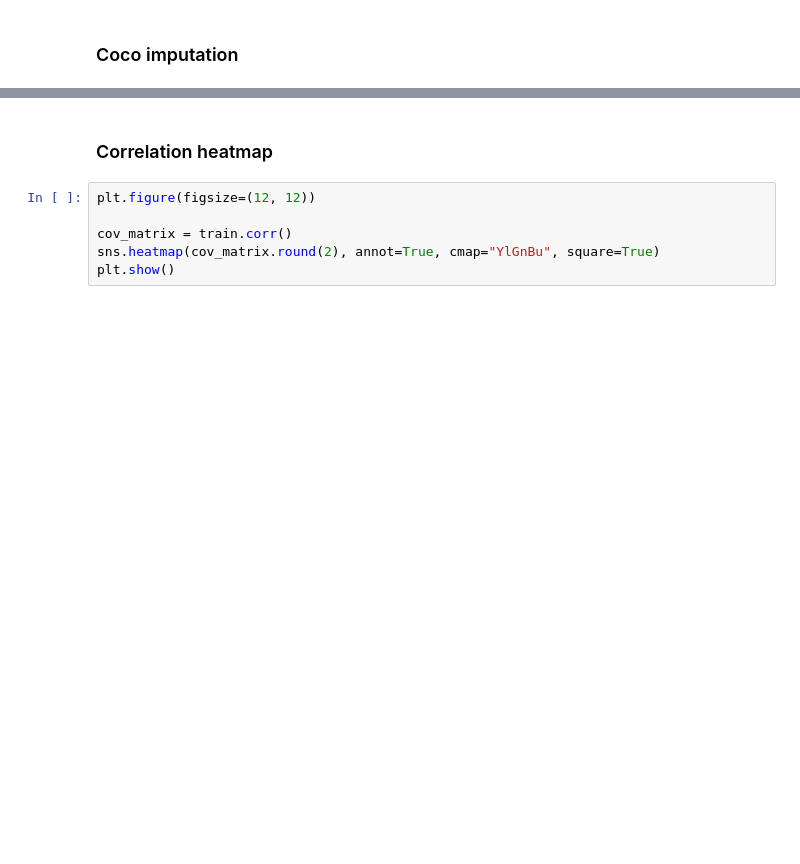
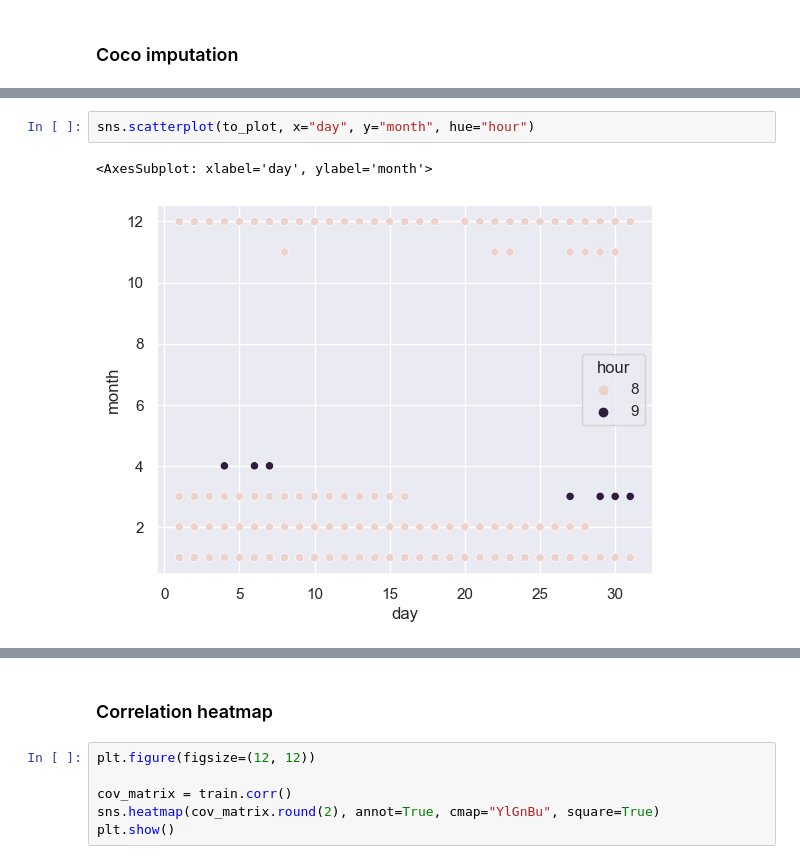
Before and after one commit to Kairixir/ml-tartu-electricity-prediciton, a Jupyter notebook: ML_Project.ipynb, the cells around one changed output, grey strips where cells are left out. Saved outputs shown, nothing was run; the diff lists cells and outputs as text; blank space fills up the shorter version.

```diff
--- a/ML_Project.ipynb
+++ b/ML_Project.ipynb
@@ -345,0 +380,5 @@ Name: coco, dtype: int64
+# %%
+sns.scatterplot(to_plot, x="day", y="month", hue="hour")
+# %% [output]
+<AxesSubplot: xlabel='day', ylabel='month'>
+[figure, added]
```
Also changed, not shown: parts of 24 cells of this notebook.
